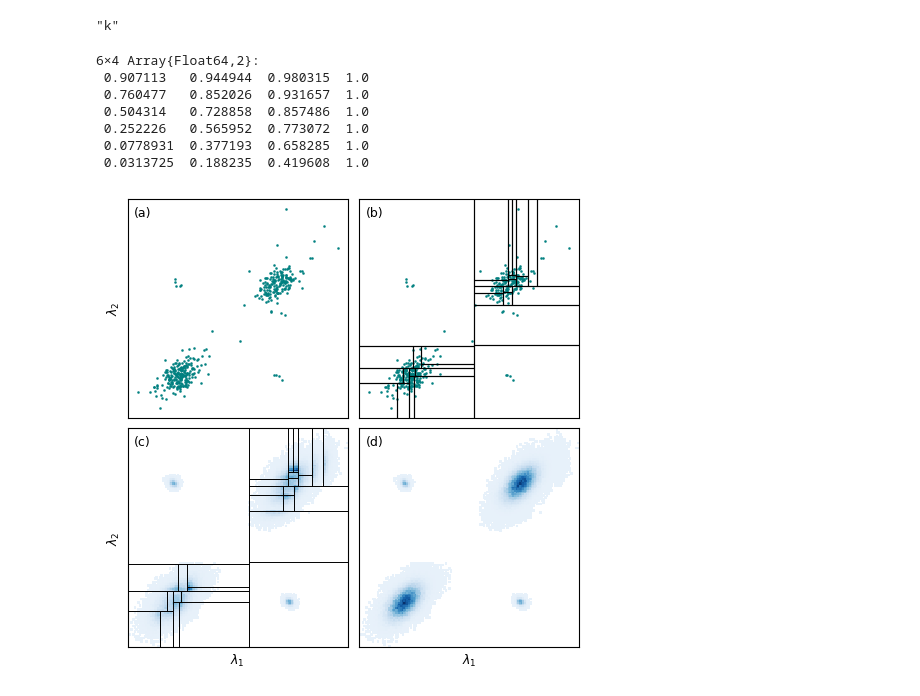
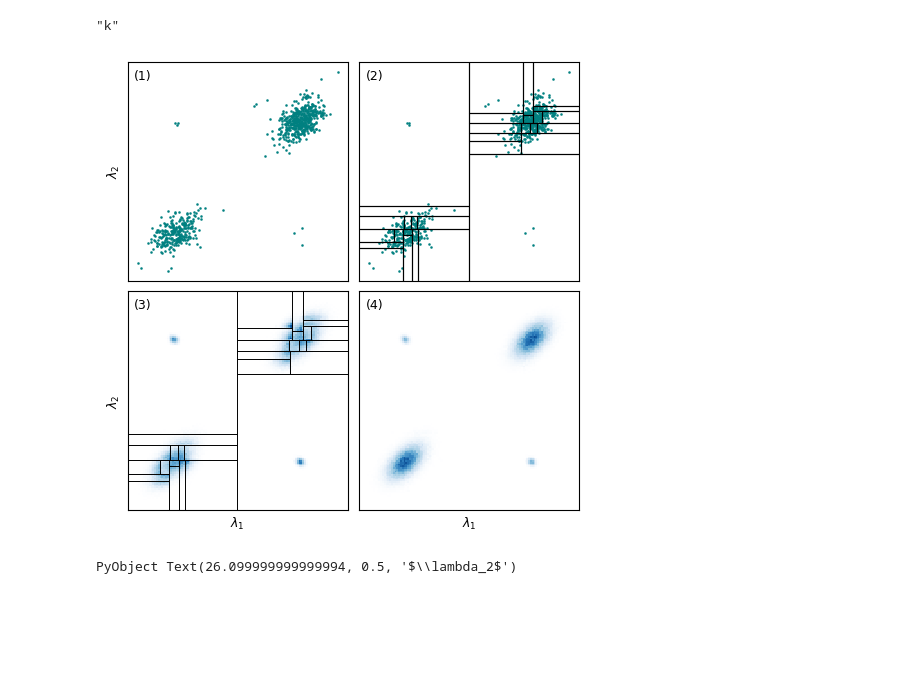
Before and after one commit to VasylHafych/Parallel_Sampling, a Jupyter notebook: notebooks/13-Algorithm-Illustration.ipynb, the cells around one changed output. Cells and saved outputs as stored; diff of their text form; code cells hidden in the pictures; blank space fills up the shorter version.

```diff
--- a/notebooks/13-Algorithm-Illustration.ipynb
+++ b/notebooks/13-Algorithm-Illustration.ipynb
@@ -178,7 +179,7 @@ flat_samples = flatview(unshaped.(samples_3.v))
 exp_x = flatview(unshaped.(output_sp_ms.exp_samples.v))[1,:]
 exp_y = flatview(unshaped.(output_sp_ms.exp_samples.v))[2,:]
 
-histogram_2D_wr = fit(Histogram, (flat_samples[1,:],flat_samples[2,:]), weights(samples_3.weight), nbins=200)
+histogram_2D_wr = fit(Histogram, (flat_samples[1,:],flat_samples[2,:]), weights(samples_3.weight), nbins=140)
 histogram_2D_wr = normalize(histogram_2D_wr, mode=:pdf);
 # %%
 weights_wo = Float64[]
@@ -206,55 +207,48 @@ exp_color = "k" #PyPlot.cm.RdYlBu_r(0,0,)
 "k"
 # %%
 levels_quantiles = [0.4, 0.7, 0.8, 0.9, 0.99, 1,]
-# colors = vcat([1 1 1 1], plt.cm.Blues(range(0, stop=1, length=length(levels_quantiles)))[2:end,:]);
-colors = plt.cm.Blues(range(0.08, stop=1, length=length(levels_quantiles)))
+colors = vcat([1 1 1 1], plt.cm.Blues(range(0, stop=0.9, length=length(levels_quantiles)))[2:end,:]);
+# colors = plt.cm.Blues(range(0.08, stop=1, length=length(levels_quantiles)))
-# %% [output]
-6×4 Array{Float64,2}:
- 0.907113   0.944944  0.980315  1.0
- 0.760477   0.852026  0.931657  1.0
- 0.504314   0.728858  0.857486  1.0
- 0.252226   0.565952  0.773072  1.0
- 0.0778931  0.377193  0.658285  1.0
- 0.0313725  0.188235  0.419608  1.0
 # %%
 fig, ax = plt.subplots(2,2, figsize=(5.826767123287671, 5.826767123287671))
 fig.subplots_adjust(wspace=0.05, hspace=0.05)
 
 ax[1,1].scatter(exp_x, exp_y, color="teal", s=0.8, alpha=0.9) #midnightblue
-ax[1,1].text(0.03,0.92, "(a)",transform=ax[1,1].transAxes)
+ax[1,1].text(0.03,0.92, "(1)",transform=ax[1,1].transAxes)
 
 ax[1,2].scatter(exp_x, exp_y, color="teal", s=0.8, alpha=0.9) #color=get_cmap("tab10", 1) | ColorMap("tab10").colors[1]
-ax[1,2].text(0.03,0.92,"(b)", transform=ax[1,2].transAxes)
+ax[1,2].text(0.03,0.92,"(2)", transform=ax[1,2].transAxes)
 plot_tree(output_sp_ms.part_tree, [1,2], ax[1,2], color="black", linewidth=0.8)
 
 ax[2, 1].pcolormesh(midpoints(histogram_2D_wo.edges[1]), midpoints(histogram_2D_wo.edges[2]),
     replace(histogram_2D_wo.weights', 0=>NaN), cmap=ColorMap(colors), rasterized=true) # cmap=ColorMap(colors)
 
 plot_tree(output_sp_ms.part_tree, [1,2], ax[2, 1], linewidth=0.6, color="black", alpha=1)
-ax[2,1].text(0.03,0.92,"(c)", transform=ax[2,1].transAxes)
+ax[2,1].text(0.03,0.92,"(3)", transform=ax[2,1].transAxes)
 
 ax[2,2].pcolormesh(midpoints(histogram_2D_wr.edges[1]), midpoints(histogram_2D_wr.edges[2]),
     replace(histogram_2D_wr.weights', 0=>NaN), cmap=ColorMap(colors), rasterized=true)
-ax[2,2].text(0.03,0.92,"(d)", transform=ax[2,2].transAxes)
+ax[2,2].text(0.03,0.92,"(4)", transform=ax[2,2].transAxes)
 
 
 ax[1,1].get_xaxis().set_visible(false)
 ax[1,2].get_xaxis().set_visible(false)
 ax[1,2].get_yaxis().set_visible(false)
 ax[2,2].get_yaxis().set_visible(false)
 
 ax[2,2].set_xticks([])
 ax[2,2].set_xlabel(L"\lambda_1")
 
 ax[2,1].set_xticks([])
 ax[2,1].set_xlabel(L"\lambda_1")
 
 ax[1,1].set_yticks([])
 ax[1,1].set_ylabel(L"\lambda_2")
 
 ax[2,1].set_yticks([])
 ax[2,1].set_ylabel(L"\lambda_2")
 
 # fig.savefig("../plots/fig-a.png", bbox_inches = "tight", dpi=500)
 # %% [output]
-[figure, old version]
+[figure, new version]
+PyObject Text(26.099999999999994, 0.5, '$\\lambda_2$')
```
Also changed, not shown: parts of 8 cells of this notebook, 11 other files.
